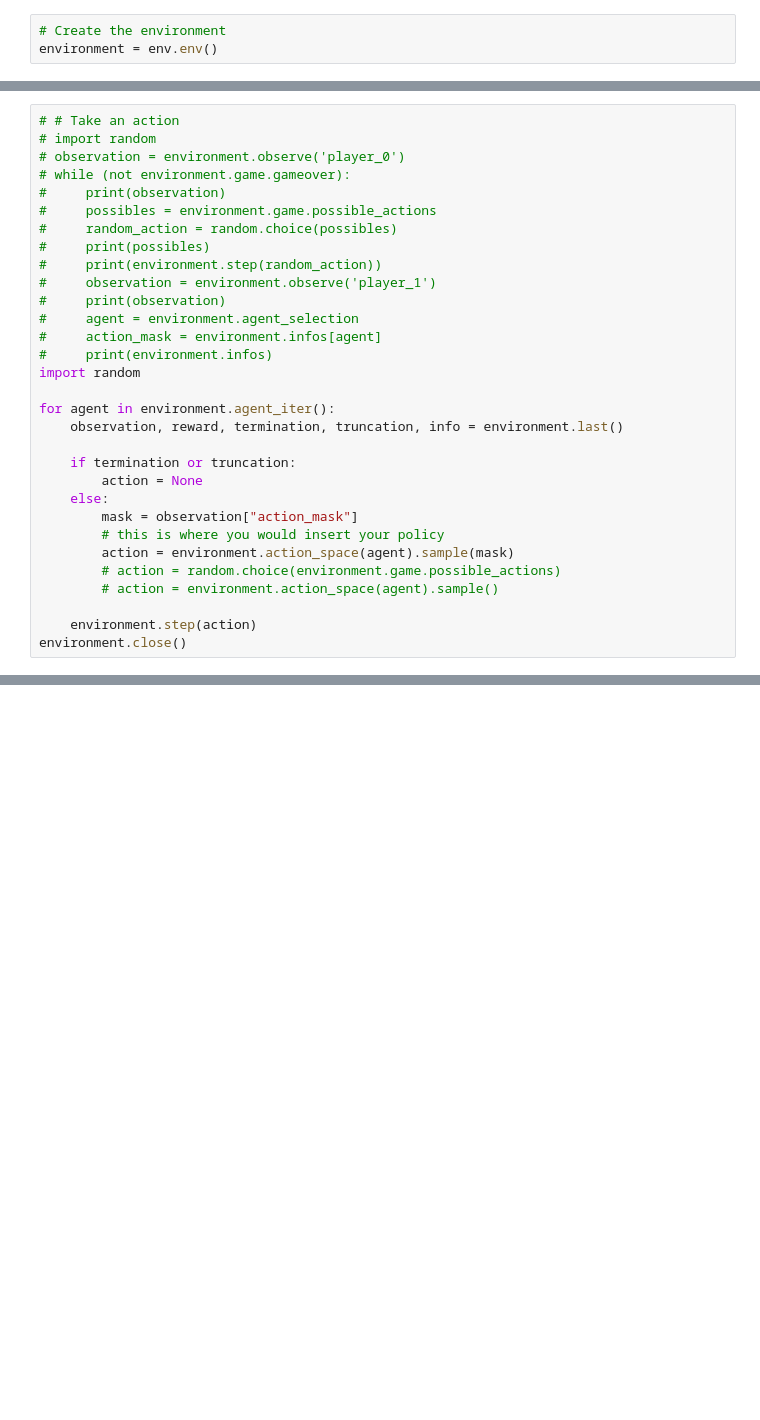
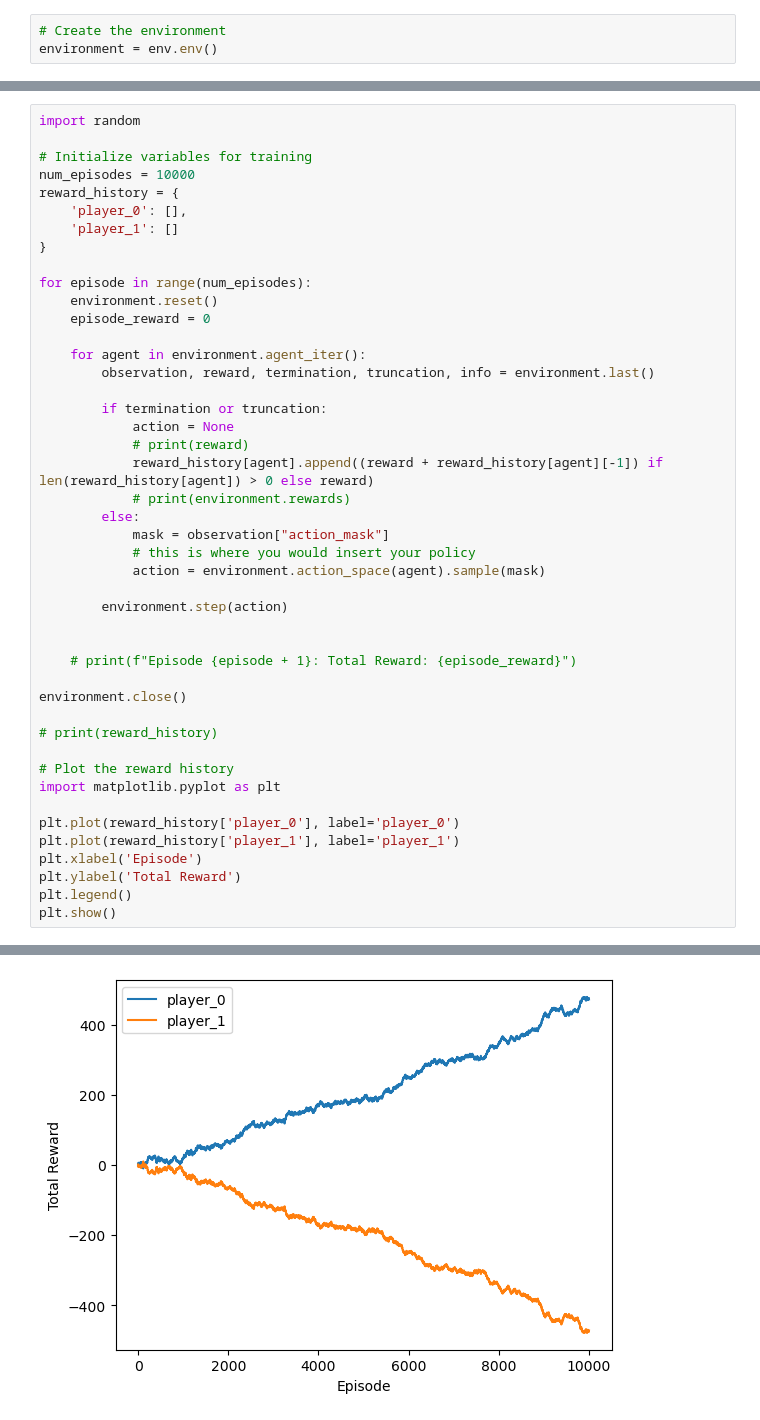
Before and after one commit to peter5000/Lands-RL, a Jupyter notebook: testenv.ipynb, the cells around one changed output, grey strips where cells are left out. Saved outputs shown, nothing was run; the diff lists cells and outputs as text; blank space fills up the shorter version.

```diff
--- a/testenv.ipynb
+++ b/testenv.ipynb
@@ -20,32 +20,46 @@ print(observation)
 # %%
-# # Take an action
-# import random
-# observation = environment.observe('player_0')
-# while (not environment.game.gameover):
-#     print(observation)
-#     possibles = environment.game.possible_actions
-#     random_action = random.choice(possibles)
-#     print(possibles)
-#     print(environment.step(random_action))
-#     observation = environment.observe('player_1')
-#     print(observation)
-#     agent = environment.agent_selection
-#     action_mask = environment.infos[agent]
-#     print(environment.infos)
 import random
 
-for agent in environment.agent_iter():
-    observation, reward, termination, truncation, info = environment.last()
+# Initialize variables for training
+num_episodes = 10000
+reward_history = {
+    'player_0': [],
+    'player_1': []
+}
 
-    if termination or truncation:
-        action = None
-    else:
-        mask = observation["action_mask"]
-        # this is where you would insert your policy
-        action = environment.action_space(agent).sample(mask)
-        # action = random.choice(environment.game.possible_actions)
-        # action = environment.action_space(agent).sample()
+for episode in range(num_episodes):
+    environment.reset()
+    episode_reward = 0
 
-    environment.step(action)
+    for agent in environment.agent_iter():
+        observation, reward, termination, truncation, info = environment.last()
+
+        if termination or truncation:
+            action = None
+            # print(reward)
+            reward_history[agent].append((reward + reward_history[agent][-1]) if len(reward_history[agent]) > 0 else reward)
+            # print(environment.rewards)
+        else:
+            mask = observation["action_mask"]
+            # this is where you would insert your policy
+            action = environment.action_space(agent).sample(mask)
+
+        environment.step(action)
+
+
+    # print(f"Episode {episode + 1}: Total Reward: {episode_reward}")
+
 environment.close()
+
+# print(reward_history)
+
+# Plot the reward history
+import matplotlib.pyplot as plt
+
+plt.plot(reward_history['player_0'], label='player_0')
+plt.plot(reward_history['player_1'], label='player_1')
+plt.xlabel('Episode')
+plt.ylabel('Total Reward')
+plt.legend()
+plt.show()
 # %% [output]
@@ -68,0 +66 @@ after  0
+[figure, added]
```
Also changed, not shown: parts of 3 cells of this notebook, 15 other files.
